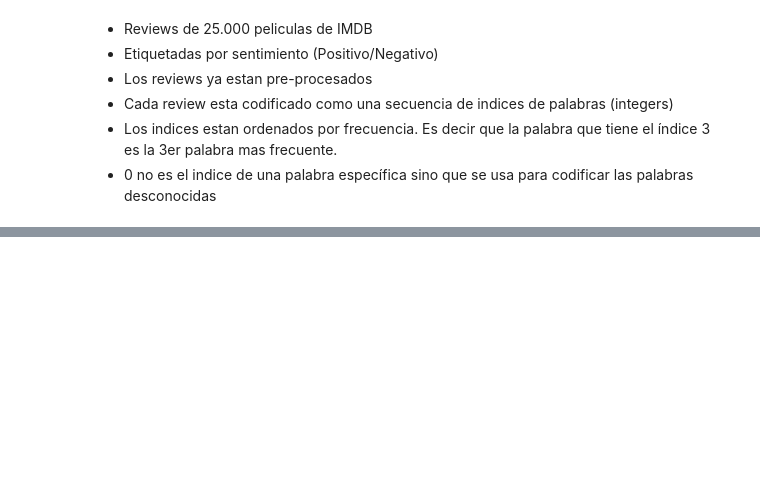
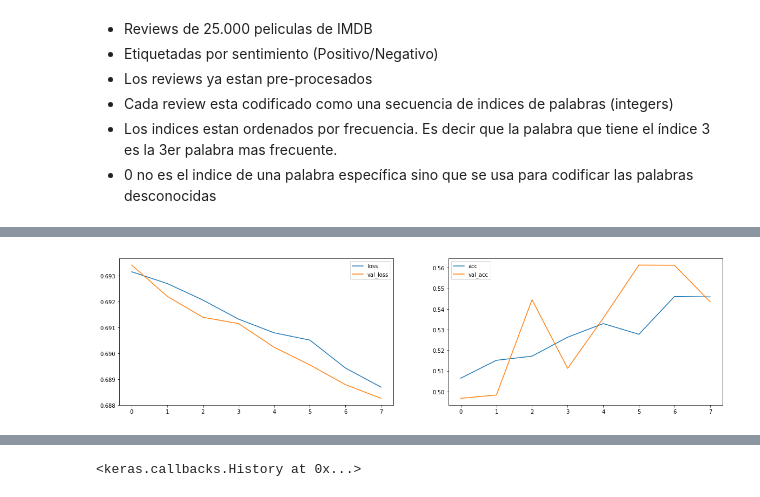
Before and after one commit to gebasilio/Regularizacion-1, a Jupyter notebook: 3-IMDB-Sentiment-Analisys.ipynb, the cells around one changed output, grey strips where cells are left out. Drawn from its saved outputs; the diff is of its cells as text; code cells hidden in the pictures; blank space fills up the shorter version.

```diff
--- a/3-IMDB-Sentiment-Analisys.ipynb
+++ b/3-IMDB-Sentiment-Analisys.ipynb
@@ -247,0 +174,12 @@ print("Accuracy: %.2f%%" % (scores_3[1] * 100))
+# %%
+## Callback para graficar
+plot_losses3 = PlotLosses(plot_interval=1, evaluate_interval=None, x_val=X_test, y_val_categorical=y_test)
+## Callback para guardar pesos
+checkpointer3= ModelCheckpoint(filepath='model3_sgd.imdb.hdf5', verbose=1, save_best_only=True)
+
+opt = 'sgd'
+model3 = get_model(max_features=20000, embedding_dims=50, maxlen=maxlen, optimizer=opt)
+model3.fit(X_train, y_train, batch_size=32, epochs=8,
+        validation_data=(X_test, y_test), callbacks=[plot_losses3,checkpointer3])
+# %% [output]
+[figure, added]
@@ -247,0 +188 @@ print("Accuracy: %.2f%%" % (scores_3[1] * 100))
+<keras.callbacks.History at 0x...>
```
Also changed, not shown: parts of 36 cells of this notebook, 9 other files.
